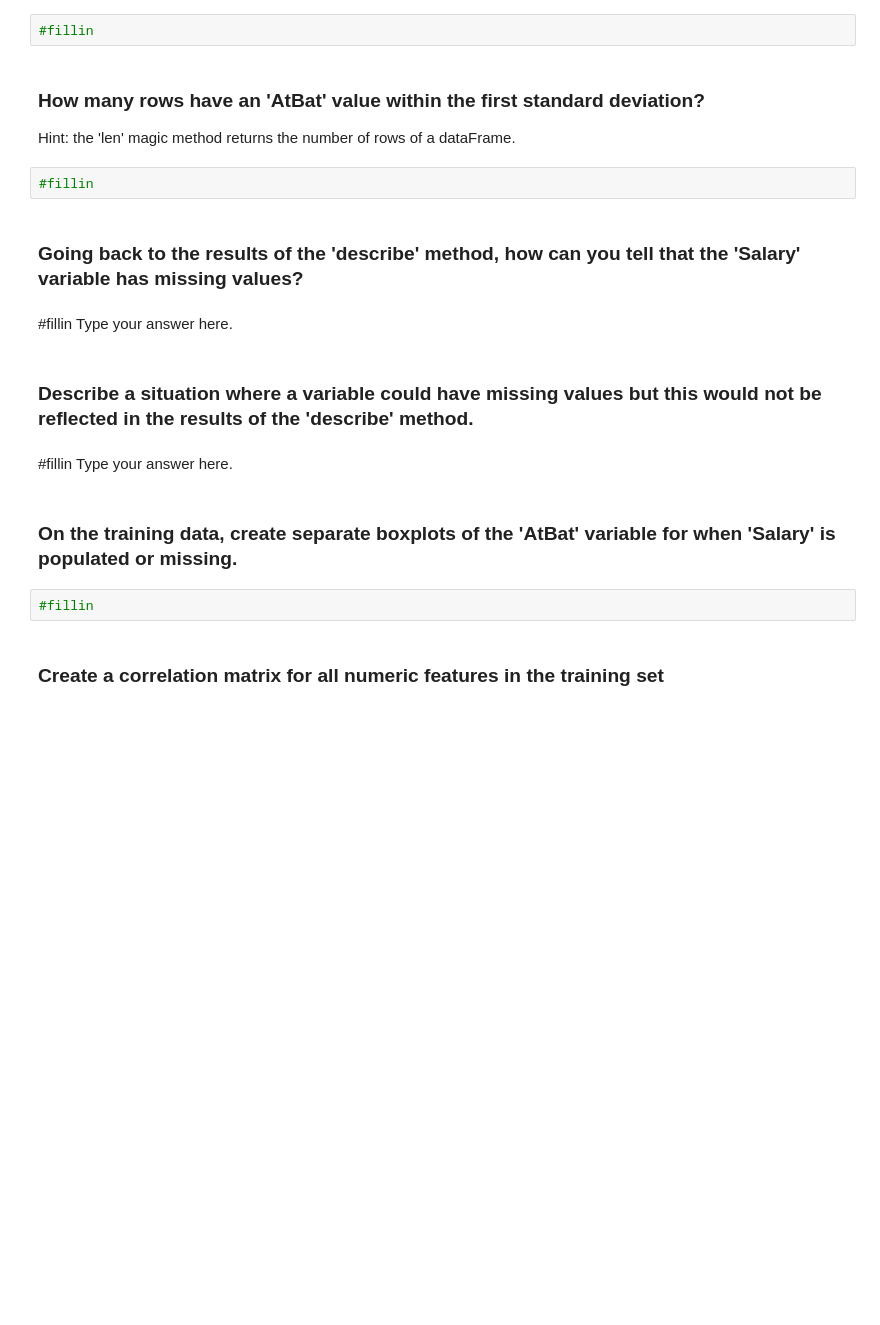
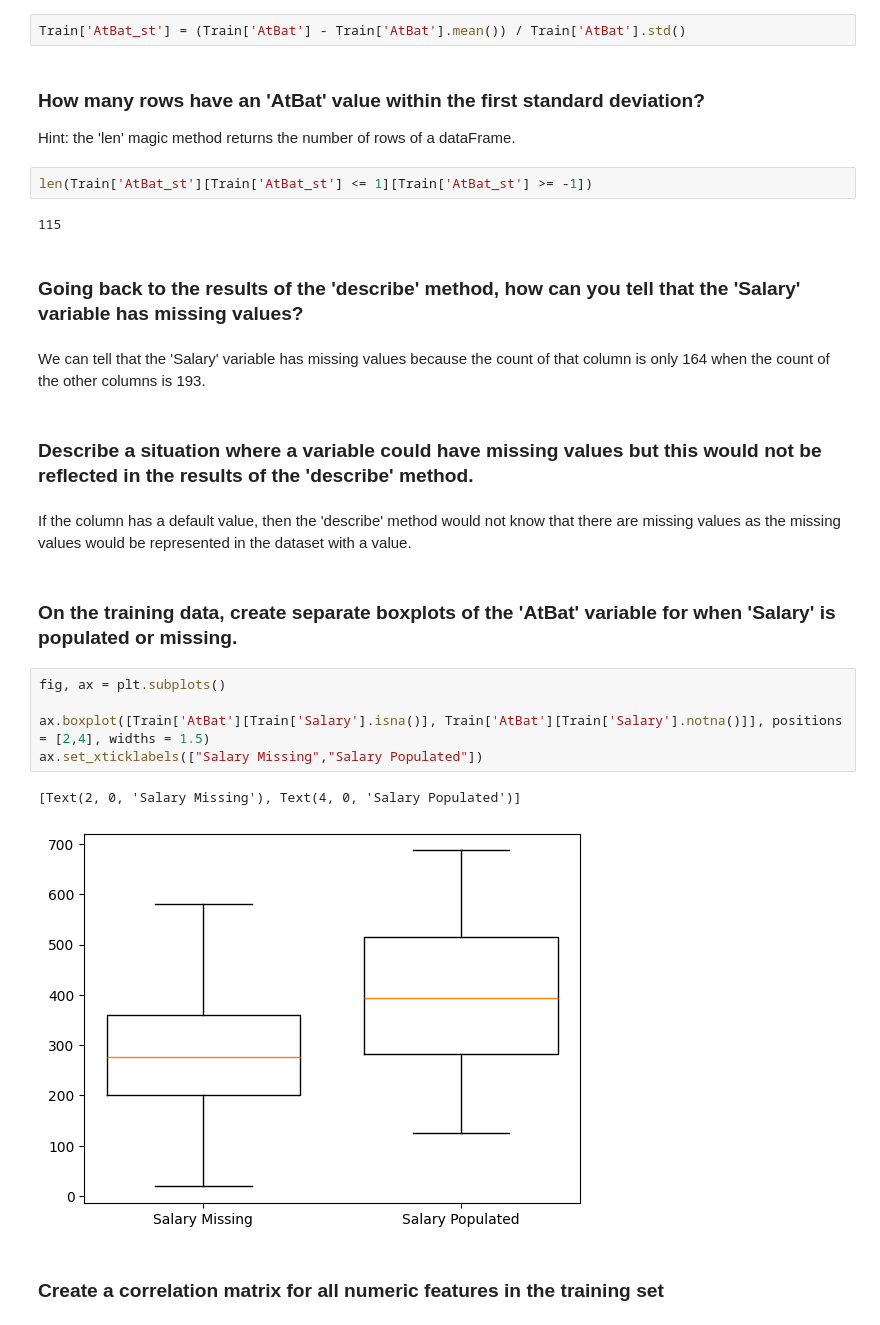
Before and after one commit to lmilun/code_2600, a Jupyter notebook: mod03_eda.ipynb, the cells around one changed output. Drawn from its saved outputs; the diff is of its cells as text; blank space fills up the shorter version.

```diff
--- a/mod03_eda.ipynb
+++ b/mod03_eda.ipynb
@@ -73,25 +127,33 @@ The columns that start with 'C' represent the career totals for that player in e
 # %% [markdown]
 ### Let's standardize the AtBat feature (i.e., normalize by z-scores). We'll create a new column in the training data called 'AtBat_st' to represent this.
 # %%
-#fillin
+Train['AtBat_st'] = (Train['AtBat'] - Train['AtBat'].mean()) / Train['AtBat'].std()
 # %% [markdown]
 ### How many rows have an 'AtBat' value within the first standard deviation?
 
 Hint: the 'len' magic method returns the number of rows of a dataFrame.
 # %%
-#fillin
+len(Train['AtBat_st'][Train['AtBat_st'] <= 1][Train['AtBat_st'] >= -1])
+# %% [output]
+115
 # %% [markdown]
 ### Going back to the results of the 'describe' method, how can you tell that the 'Salary' variable has missing values?
 # %% [markdown]
-#fillin Type your answer here.
+We can tell that the 'Salary' variable has missing values because the count of that column is only 164 when the count of the other columns is 193.
 # %% [markdown]
 ### Describe a situation where a variable could have missing values but this would not be reflected in the results of the 'describe' method.
 # %% [markdown]
-#fillin Type your answer here.
+If the column has a default value, then the 'describe' method would not know that there are missing values as the missing values would be represented in the dataset with a value.
 # %% [markdown]
 ### On the training data, create separate boxplots of the 'AtBat' variable for when 'Salary' is populated or missing.
 # %%
-#fillin
+fig, ax = plt.subplots()
+
+ax.boxplot([Train['AtBat'][Train['Salary'].isna()], Train['AtBat'][Train['Salary'].notna()]], positions = [2,4], widths = 1.5)
+ax.set_xticklabels(["Salary Missing","Salary Populated"])
+# %% [output]
+[Text(2, 0, 'Salary Missing'), Text(4, 0, 'Salary Populated')]
+[figure, added]
 # %% [markdown]
 ### Create a correlation matrix for all numeric features in the training set
 # %%
```
Also changed, not shown: parts of 5 cells of this notebook.
